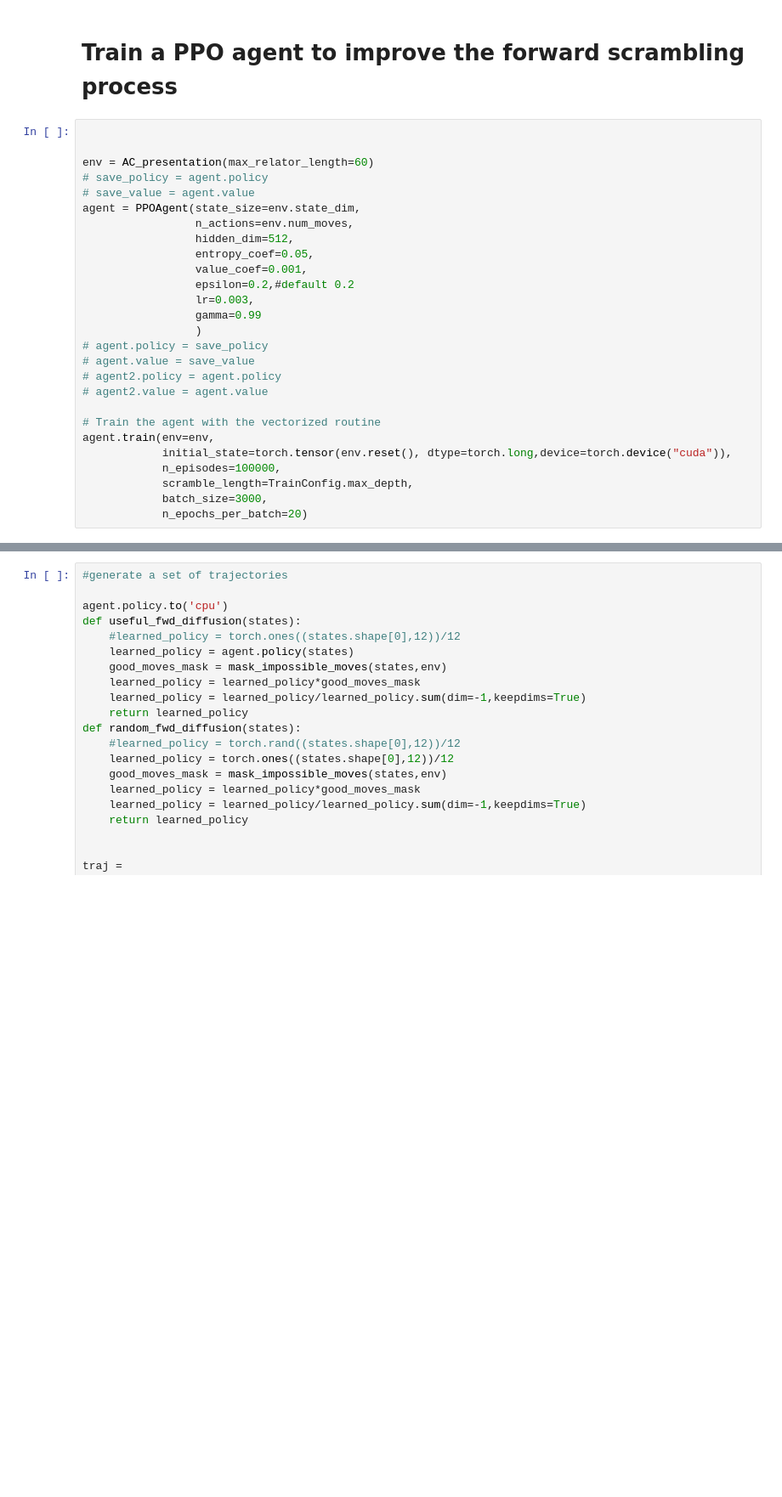
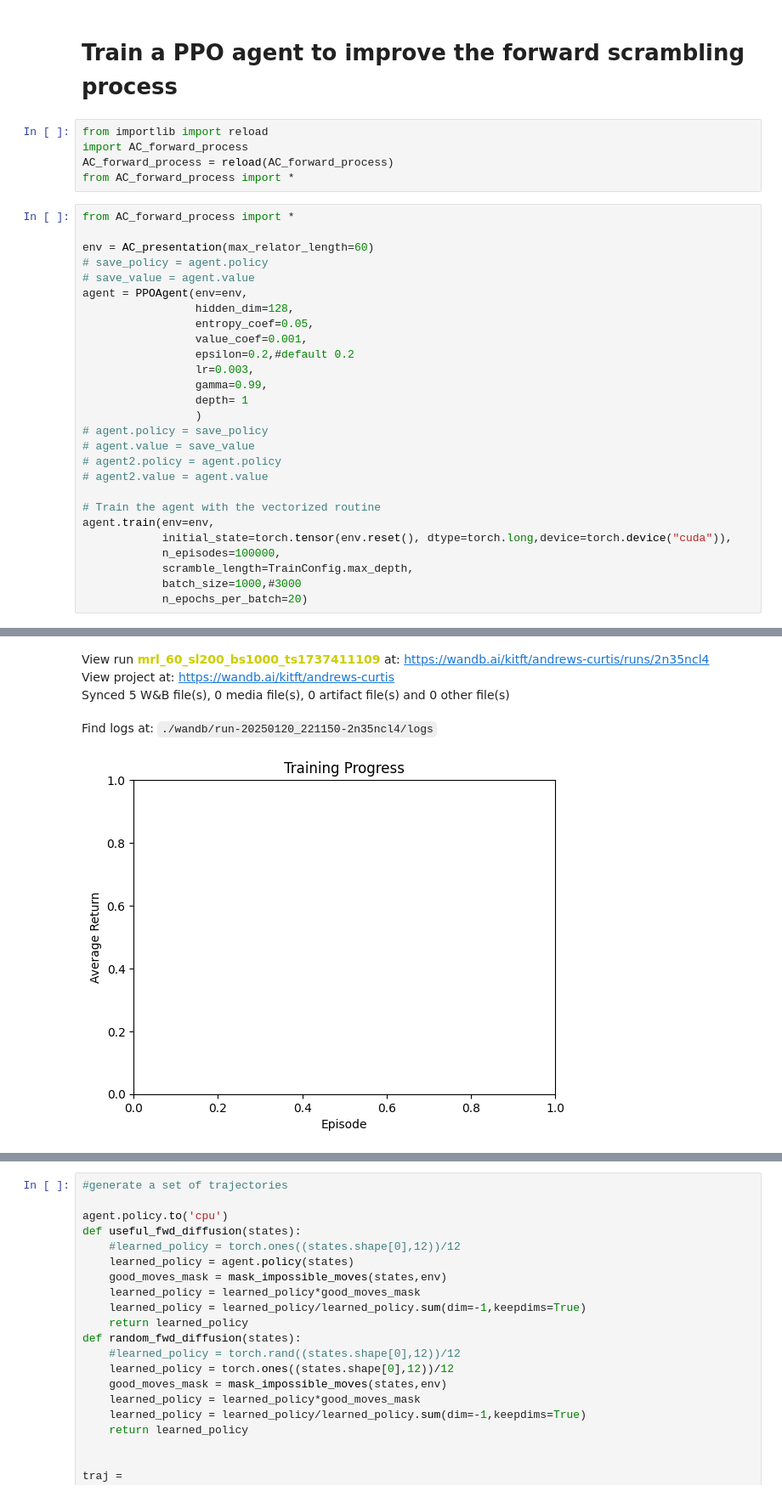
Before and after one commit to kitft/GraphDiffusion, a Jupyter notebook: AndrewsCurtis Demo.ipynb, the cells around one changed output, grey strips where cells are left out. Shown at 85% size. Cells and saved outputs as stored; diff of their text form; blank space fills up the shorter version.

```diff
--- a/AndrewsCurtis Demo.ipynb
+++ b/AndrewsCurtis Demo.ipynb
@@ -724,20 +746,25 @@ import NN_models
 NN_models = reload(NN_models)
 # %% [markdown]
 # Train a PPO agent to improve the forward scrambling process
+# %%
+from importlib import reload
+import AC_forward_process
+AC_forward_process = reload(AC_forward_process)
+from AC_forward_process import *
 # %%
-
+from AC_forward_process import *
 
 env = AC_presentation(max_relator_length=60)
 # save_policy = agent.policy
 # save_value = agent.value
-agent = PPOAgent(state_size=env.state_dim,
-                 n_actions=env.num_moves,
-                 hidden_dim=512,
+agent = PPOAgent(env=env,
+                 hidden_dim=128,
                  entropy_coef=0.05,
                  value_coef=0.001,
                  epsilon=0.2,#default 0.2
                  lr=0.003,
-                 gamma=0.99
+                 gamma=0.99,
+                 depth= 1
                  )
 # agent.policy = save_policy
 # agent.value = save_value
@@ -749,6 +776,6 @@ agent.train(env=env,
             initial_state=torch.tensor(env.reset(), dtype=torch.long,device=torch.device("cuda")),
             n_episodes=100000,
             scramble_length=TrainConfig.max_depth,
-            batch_size=3000,
+            batch_size=1000,#3000
             n_epochs_per_batch=20)
 # %% [output]
@@ -755,0 +827,5 @@ Error:
+View run mrl_60_sl200_bs1000_ts1737411109 at: https://wandb.ai/kitft/andrews-curtis/runs/2n35ncl4
+View project at: https://wandb.ai/kitft/andrews-curtis
+Synced 5 W&B file(s), 0 media file(s), 0 artifact file(s) and 0 other file(s)
+Find logs at: ./wandb/run-20250120_221150-2n35ncl4/logs
+[figure, added]
```
Also changed, not shown: parts of 23 cells of this notebook, 7 other files.
